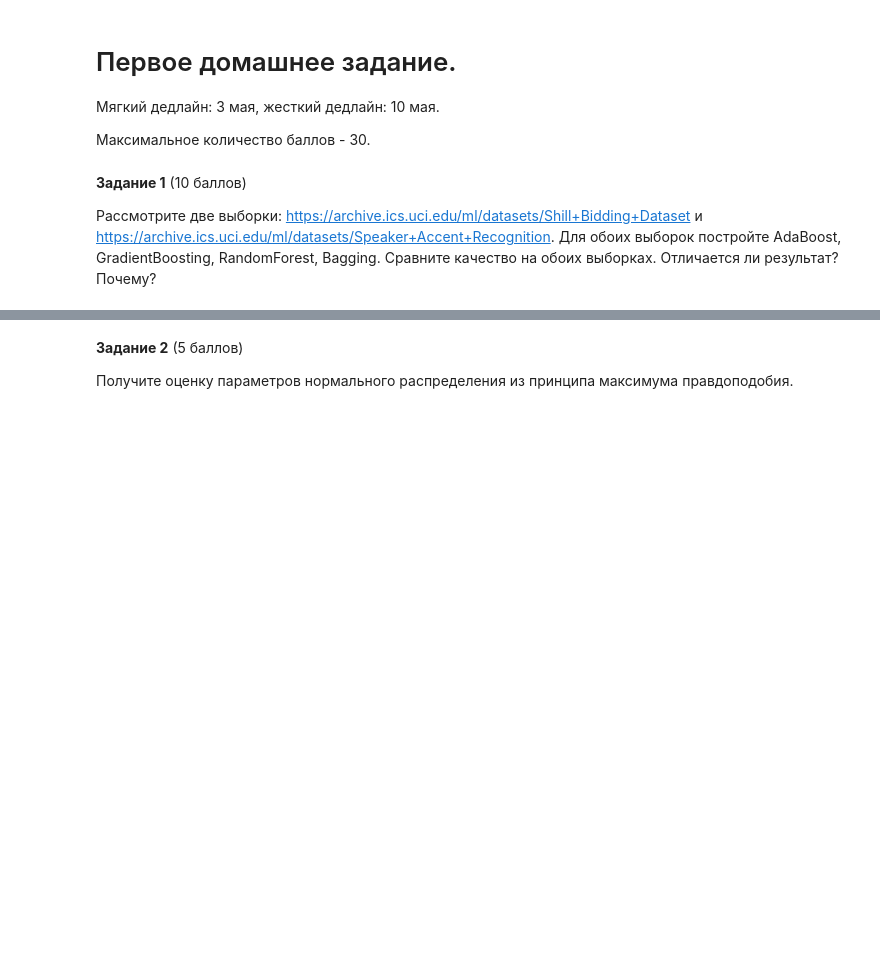
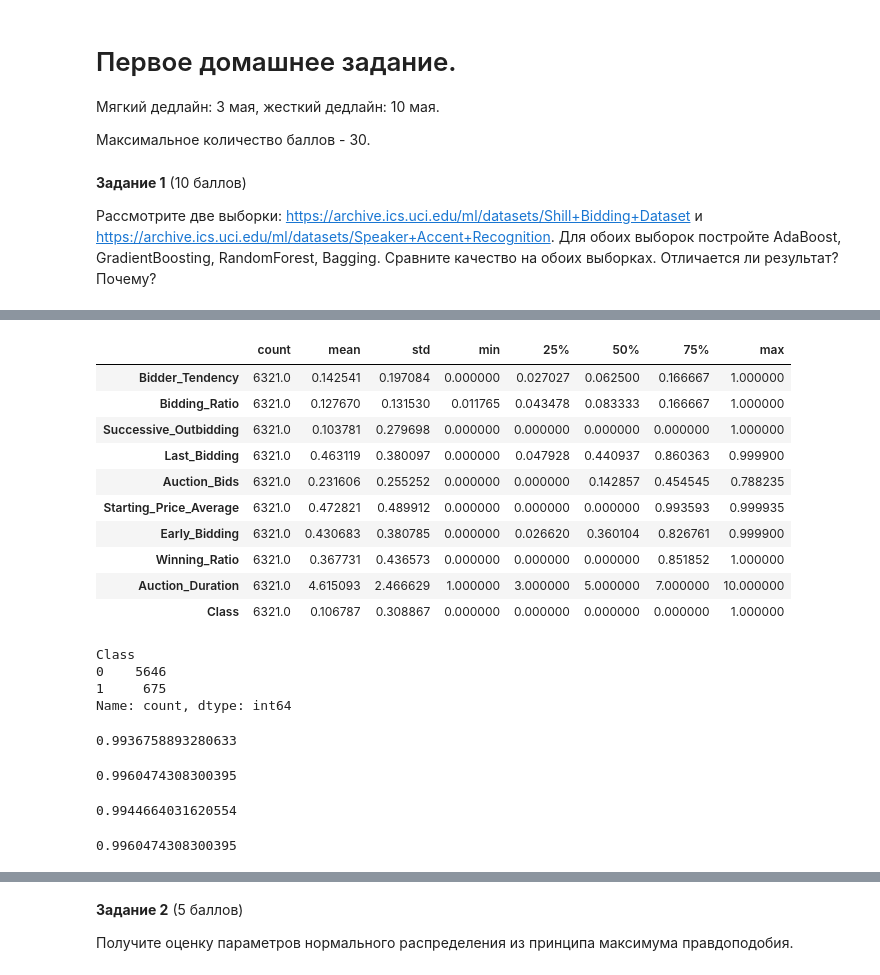
Before and after one commit to amhtj/DL-HSE, a Jupyter notebook: homeworks/sem2_hw1.ipynb, the cells around one changed output, grey strips where cells are left out. Cells and saved outputs as stored; diff of their text form; code cells hidden in the pictures; blank space fills up the shorter version.

```diff
--- a/homeworks/sem2_hw1.ipynb
+++ b/homeworks/sem2_hw1.ipynb
@@ -9,0 +13,4 @@
+# %%
+shill_data = pd.read_csv('../datasets/shill_bidding_dataset.csv', sep=',')
+shill_data.drop(['Record_ID', 'Auction_ID', 'Bidder_ID'], axis=1, inplace=True)
+shill_data.tail()
@@ -9,0 +24,21 @@
+# %%
+shill_data.describe(include='all').T
+# %% [output]
+|  | count | mean | std | min | 25% | 50% | 75% | max |
+| Bidder_Tendency | 6321.0 | 0.142541 | 0.197084 | 0.000000 | 0.027027 | 0.062500 | 0.166667 | 1.000000 |
+| Bidding_Ratio | 6321.0 | 0.127670 | 0.131530 | 0.011765 | 0.043478 | 0.083333 | 0.166667 | 1.000000 |
+| Successive_Outbidding | 6321.0 | 0.103781 | 0.279698 | 0.000000 | 0.000000 | 0.000000 | 0.000000 | 1.000000 |
+| Last_Bidding | 6321.0 | 0.463119 | 0.380097 | 0.000000 | 0.047928 | 0.440937 | 0.860363 | 0.999900 |
+| Auction_Bids | 6321.0 | 0.231606 | 0.255252 | 0.000000 | 0.000000 | 0.142857 | 0.454545 | 0.788235 |
+| Starting_Price_Average | 6321.0 | 0.472821 | 0.489912 | 0.000000 | 0.000000 | 0.000000 | 0.993593 | 0.999935 |
+| Early_Bidding | 6321.0 | 0.430683 | 0.380785 | 0.000000 | 0.026620 | 0.360104 | 0.826761 | 0.999900 |
+| Winning_Ratio | 6321.0 | 0.367731 | 0.436573 | 0.000000 | 0.000000 | 0.000000 | 0.851852 | 1.000000 |
+| Auction_Duration | 6321.0 | 4.615093 | 2.466629 | 1.000000 | 3.000000 | 5.000000 | 7.000000 | 10.000000 |
+| Class | 6321.0 | 0.106787 | 0.308867 | 0.000000 | 0.000000 | 0.000000 | 0.000000 | 1.000000 |
+# %%
+shill_data['Class'].value_counts()
+# %% [output]
+Class
+0    5646
+1     675
+Name: count, dtype: int64
@@ -9,0 +51,28 @@
+# %%
+from sklearn.ensemble import AdaBoostClassifier
+clf = AdaBoostClassifier(random_state=42)
+clf.fit(X_train, y_train)
+clf.score(X_test, y_test)
+# %% [output]
+0.9936758893280633
+# %%
+from sklearn.ensemble import GradientBoostingClassifier
+clf = GradientBoostingClassifier(random_state=42)
+clf.fit(X_train, y_train)
+clf.score(X_test, y_test)
+# %% [output]
+0.9960474308300395
+# %%
+from sklearn.ensemble import RandomForestClassifier
+clf = RandomForestClassifier(random_state=42)
+clf.fit(X_train, y_train)
+clf.score(X_test, y_test)
+# %% [output]
+0.9944664031620554
+# %%
+from sklearn.ensemble import BaggingClassifier
+clf = BaggingClassifier(random_state=42)
+clf.fit(X_train, y_train)
+clf.score(X_test, y_test)
+# %% [output]
+0.9960474308300395
```
Also changed, not shown: parts of 12 cells of this notebook, 2 other files.
